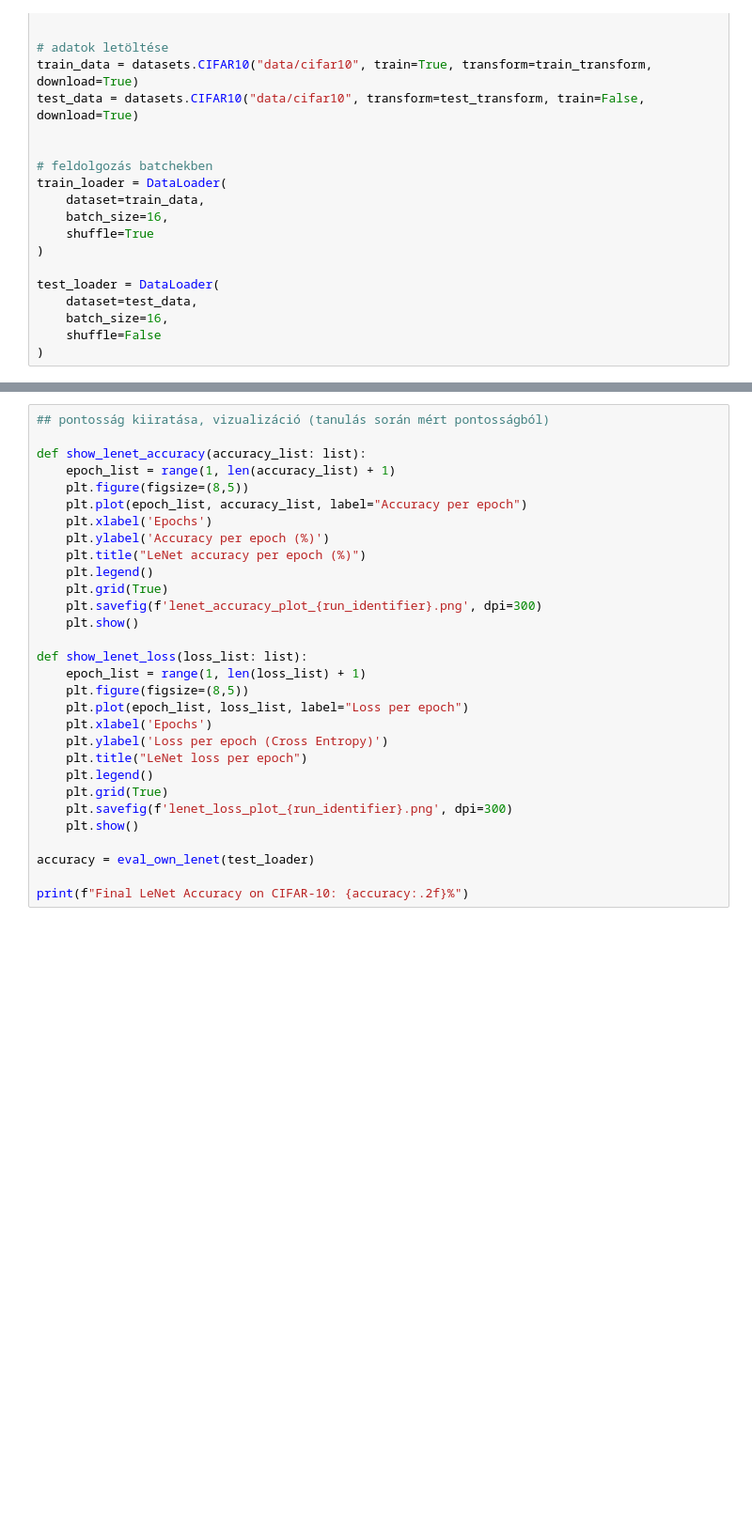
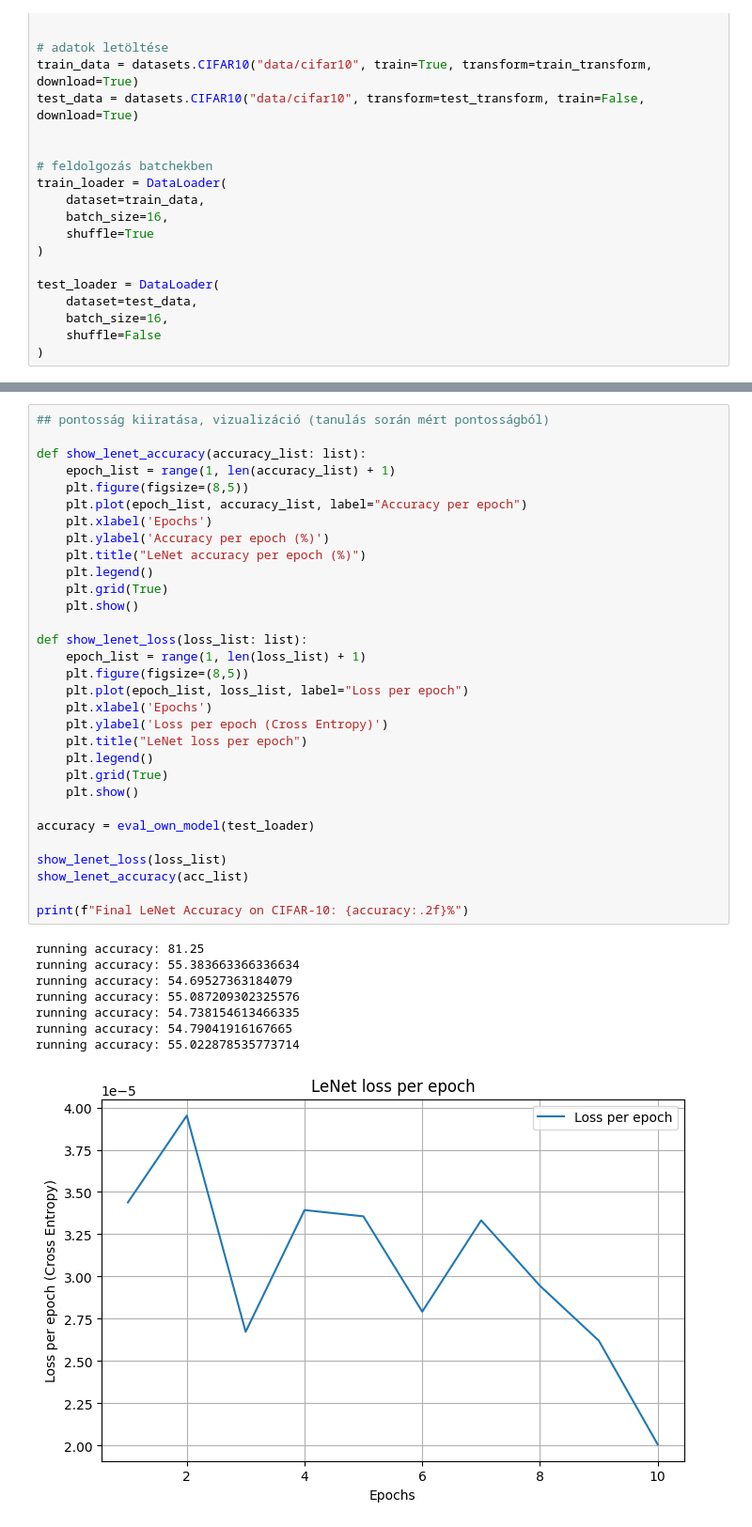
Before and after one commit to csanadlajko/ML-vs-DL, a Jupyter notebook: cnn_dl.ipynb, the cells around one changed output, grey strips where cells are left out. Shown: that part at 94% size. Cells and saved outputs as stored; diff of their text form; blank space fills up the shorter version.

Commit message:
evaluated lenet cnn model

```diff
--- a/cnn_dl.ipynb
+++ b/cnn_dl.ipynb
@@ -157,30 +169,40 @@ for i in range(10):
 # %%
 ## pontosság kiiratása, vizualizáció (tanulás során mért pontosságból)
 
 def show_lenet_accuracy(accuracy_list: list):
     epoch_list = range(1, len(accuracy_list) + 1)
     plt.figure(figsize=(8,5))
     plt.plot(epoch_list, accuracy_list, label="Accuracy per epoch")
     plt.xlabel('Epochs')
     plt.ylabel('Accuracy per epoch (%)')
     plt.title("LeNet accuracy per epoch (%)")
     plt.legend()
     plt.grid(True)
-    plt.savefig(f'lenet_accuracy_plot_{run_identifier}.png', dpi=300)
     plt.show()
 
 def show_lenet_loss(loss_list: list):
     epoch_list = range(1, len(loss_list) + 1)
     plt.figure(figsize=(8,5))
     plt.plot(epoch_list, loss_list, label="Loss per epoch")
     plt.xlabel('Epochs')
     plt.ylabel('Loss per epoch (Cross Entropy)')
     plt.title("LeNet loss per epoch")
     plt.legend()
     plt.grid(True)
-    plt.savefig(f'lenet_loss_plot_{run_identifier}.png', dpi=300)
     plt.show()
 
-accuracy = eval_own_lenet(test_loader)
+accuracy = eval_own_model(test_loader)
+
+show_lenet_loss(loss_list)
+show_lenet_accuracy(acc_list)
 
 print(f"Final LeNet Accuracy on CIFAR-10: {accuracy:.2f}%")
+# %% [output]
+running accuracy: 81.25
+running accuracy: 55.383663366336634
+running accuracy: 54.69527363184079
+running accuracy: 55.087209302325576
+running accuracy: 54.738154613466335
+running accuracy: 54.79041916167665
+running accuracy: 55.022878535773714
+[figure, added]
```
Also changed, not shown: parts of 3 cells of this notebook.
